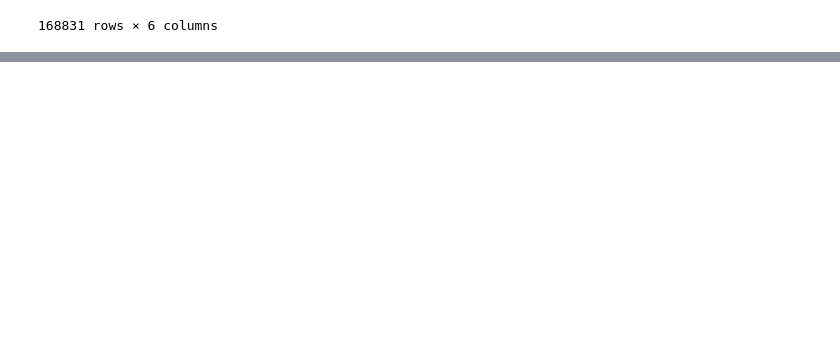
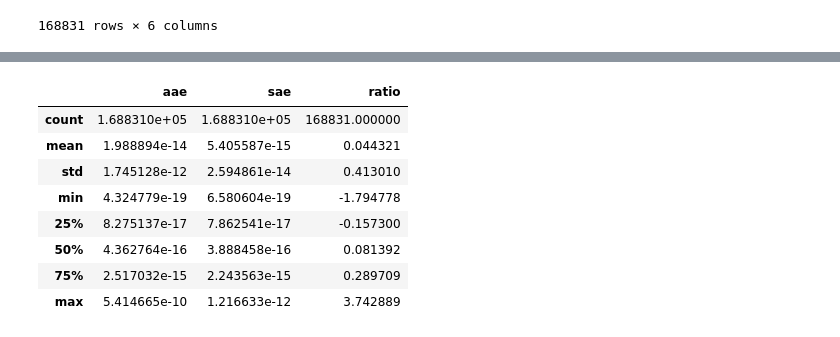
Before and after one commit to fkhellah/dialect-prejudice, a Jupyter notebook: demo/t6.ipynb, the cells around one changed output, grey strips where cells are left out. Saved outputs shown, nothing was run; the diff lists cells and outputs as text; code cells hidden in the pictures; blank space fills up the shorter version.

```diff
--- a/demo/t6.ipynb
+++ b/demo/t6.ipynb
@@ -640,0 +677,12 @@ ratio_df
+# %%
+ratio_df.describe()
+# %% [output]
+|  | aae | sae | ratio |
+| count | 1.688310e+05 | 1.688310e+05 | 168831.000000 |
+| mean | 1.988894e-14 | 5.405587e-15 | 0.044321 |
+| std | 1.745128e-12 | 2.594861e-14 | 0.413010 |
+| min | 4.324779e-19 | 6.580604e-19 | -1.794778 |
+| 25% | 8.275137e-17 | 7.862541e-17 | -0.157300 |
+| 50% | 4.362764e-16 | 3.888458e-16 | 0.081392 |
+| 75% | 2.517032e-15 | 2.243563e-15 | 0.289709 |
+| max | 5.414665e-10 | 1.216633e-12 | 3.742889 |
```
Also changed, not shown: parts of 15 cells of this notebook, 2 other files.
